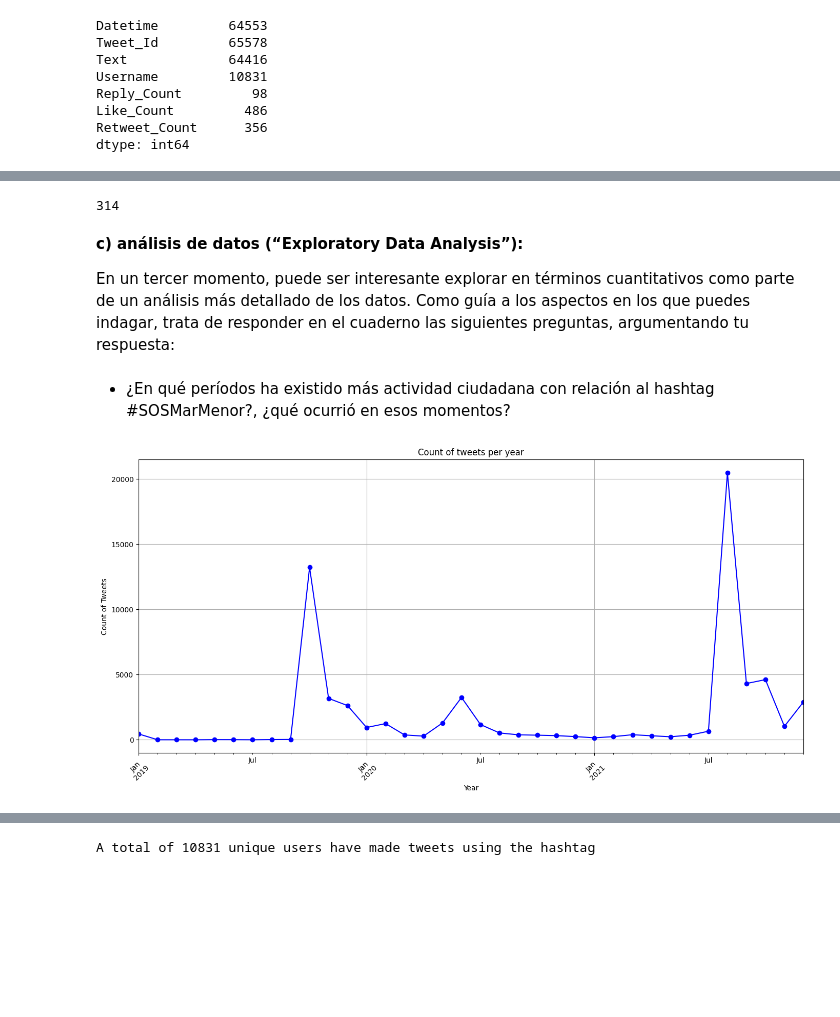
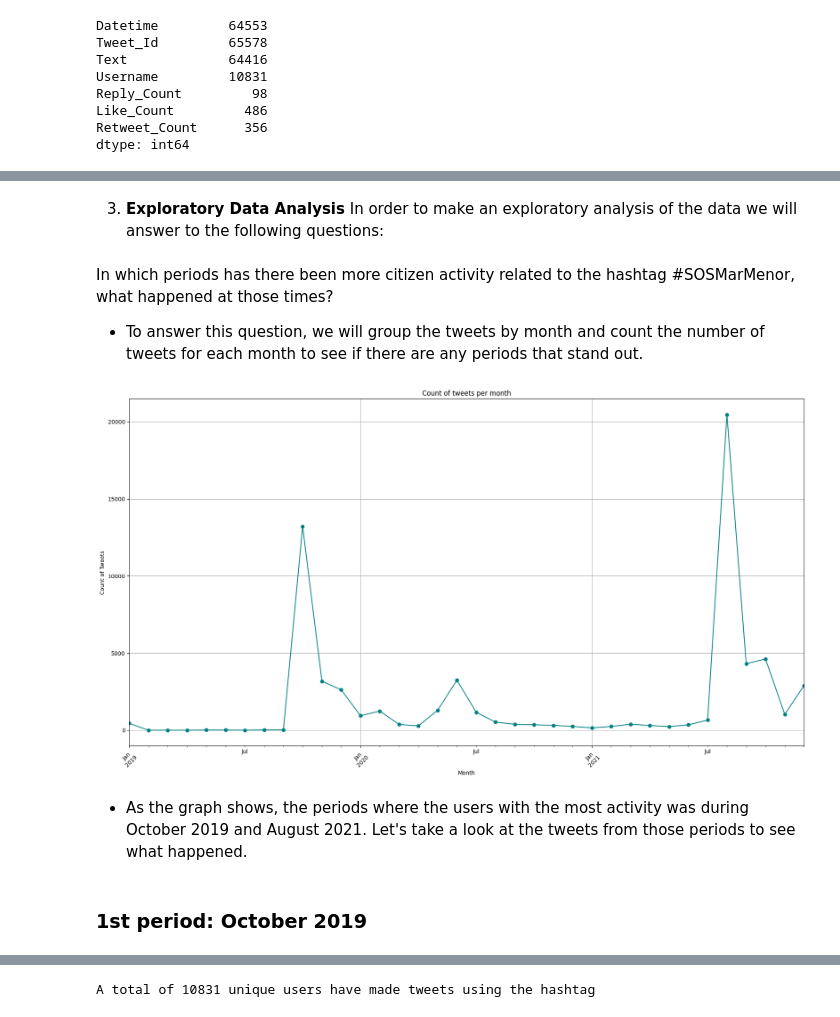
Before and after one commit to TehWeifu/IABD, a Jupyter notebook: ModelosInteligenciaArtificial/Unit03-NLP/Challenge04/Challenge04-JBSL.ipynb, the cells around one changed output, grey strips where cells are left out. Saved outputs shown, nothing was run; the diff lists cells and outputs as text; code cells hidden in the pictures; blank space fills up the shorter version.

```diff
--- a/ModelosInteligenciaArtificial/Unit03-NLP/Challenge04/Challenge04-JBSL.ipynb
+++ b/ModelosInteligenciaArtificial/Unit03-NLP/Challenge04/Challenge04-JBSL.ipynb
@@ -100,0 +113,9 @@ Como sabemos, pre-procesar un texto supone realizar diferentes tareas que lo dej
+# %%
+df['Tweet_Length'] = df['Text'].apply(len)
+df['Tweet_Length'] = df['Tweet_Length'].clip(upper=400)  # Clip the length to 300 characters
+
+plt.figure(figsize=(18, 10))
+plt.hist(df['Tweet_Length'], bins=40, color='teal', edgecolor='black')
+plt.title('Distribution of Tweet Lengths')
+plt.xlabel('Tweet Length (Characters)')
+_ = plt.ylabel('Frequency')
@@ -120,3 +146,9 @@ df[['Text', 'tweet_sanitized']].head()
+# %%
+# Define a list of spanish stops words and add some common words for this problem that will become redundant
+stop_words = set(stopwords.words('spanish'))
+stop_words.add('mar')
+stop_words.add('menor')
+stop_words.add('murcia')
 # %%
 # Remove hastahtags and mentions
 def remove_hashtags_mentions(tweet):
@@ -155,5 +168,0 @@ df[['Text', 'tweet_sanitized_no_hashtags_mentions']]
-# %%
-stopwords = stop_words.add('holiiiiiiiiiiiiiiiiiii')
-len(stop_words)
-# %% [output]
-314
@@ -162,27 +169,26 @@ len(stop_words)
-# %% [markdown]
-**c) análisis de datos (“Exploratory Data Analysis”):**
-
-En un tercer momento, puede ser interesante explorar en términos cuantitativos como parte de un
-análisis más detallado de los datos. Como guía a los aspectos en los que puedes indagar, trata de
-responder en el cuaderno las siguientes preguntas, argumentando tu respuesta:
+# %% [markdown]
+3. **Exploratory Data Analysis**
+In order to make an exploratory analysis of the data we will answer to the following questions:
 # %% [markdown]
-- ¿En qué períodos ha existido más actividad ciudadana con relación al hashtag #SOSMarMenor?, ¿qué ocurrió en esos momentos?
+In which periods has there been more citizen activity related to the hashtag #SOSMarMenor, what happened at those times?
+- To answer this question, we will group the tweets by month and count the number of tweets for each month to see if there are any periods that stand out.
 # %%
 df['year-month'] = df['Datetime'].dt.to_period('M')
-df['year-month'].clip(lower='2019-01', upper='2021-12',
-                      inplace=True)  # Clip data to 2019 because nothing relevant happened before
+# Clip data to 2019 because there was barely any activity before that year
+df['year-month'].clip(lower='2019-01', upper='2021-12', inplace=True)
 
 # Group buy year-month and count the number of tweets
 tweet_counts_by_month = df.groupby(df['year-month'])['Tweet_Id'].count()
 
-# Plotting
-plt.figure(figsize=(14, 7))
-tweet_counts_by_month.plot(kind='line', marker='o', color='b')
-plt.title('Count of tweets per year')
-plt.xlabel('Year')
+plt.figure(figsize=(18, 10))
+tweet_counts_by_month.plot(kind='line', marker='o', color='teal')
+plt.title('Count of tweets per month')
+plt.xlabel('Month')
 plt.ylabel('Count of Tweets')
 plt.grid(True)
 plt.xticks(rotation=45)
 plt.tight_layout()
 # %% [output]
-[figure, old version]
+[figure, new version]
+# %% [markdown]
+- As the graph shows, the periods where the users with the most activity was during October 2019 and August 2021. Let's take a look at the tweets from those periods to see what happened.
@@ -189,3 +203,5 @@ plt.tight_layout()
+# %% [markdown]
+### 1st period: October 2019
 # %%
 first_period = '2019-10'
 tweets_first_period = df[df['year-month'] == first_period]
```
Also changed, not shown: parts of 52 cells of this notebook, 1 other file.
